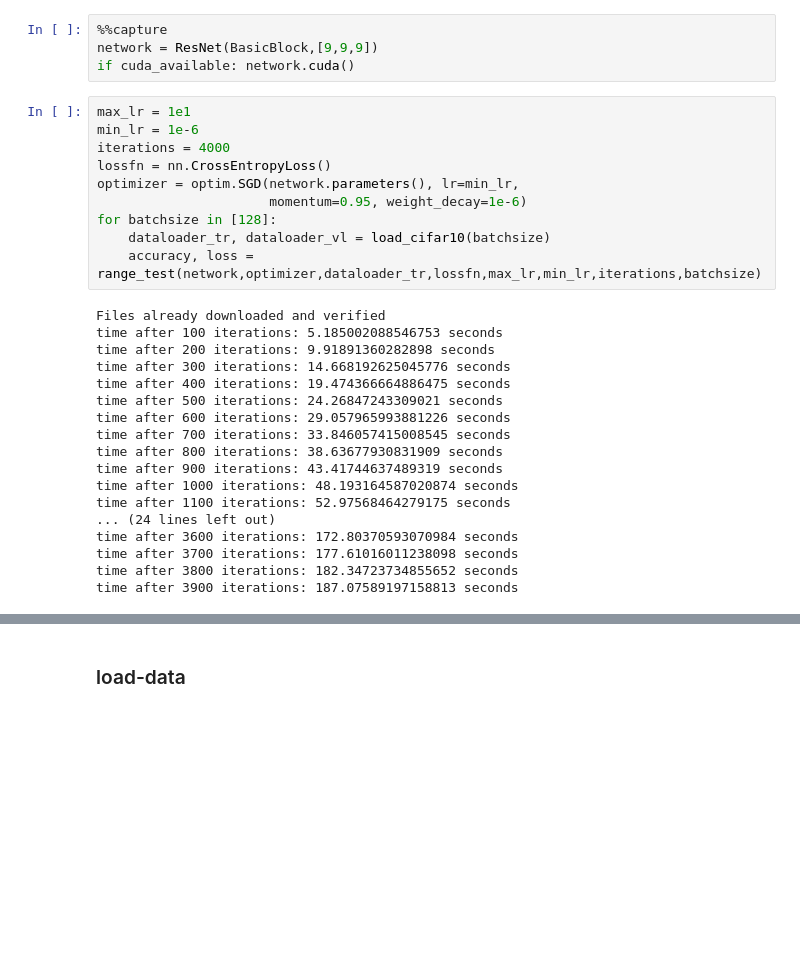
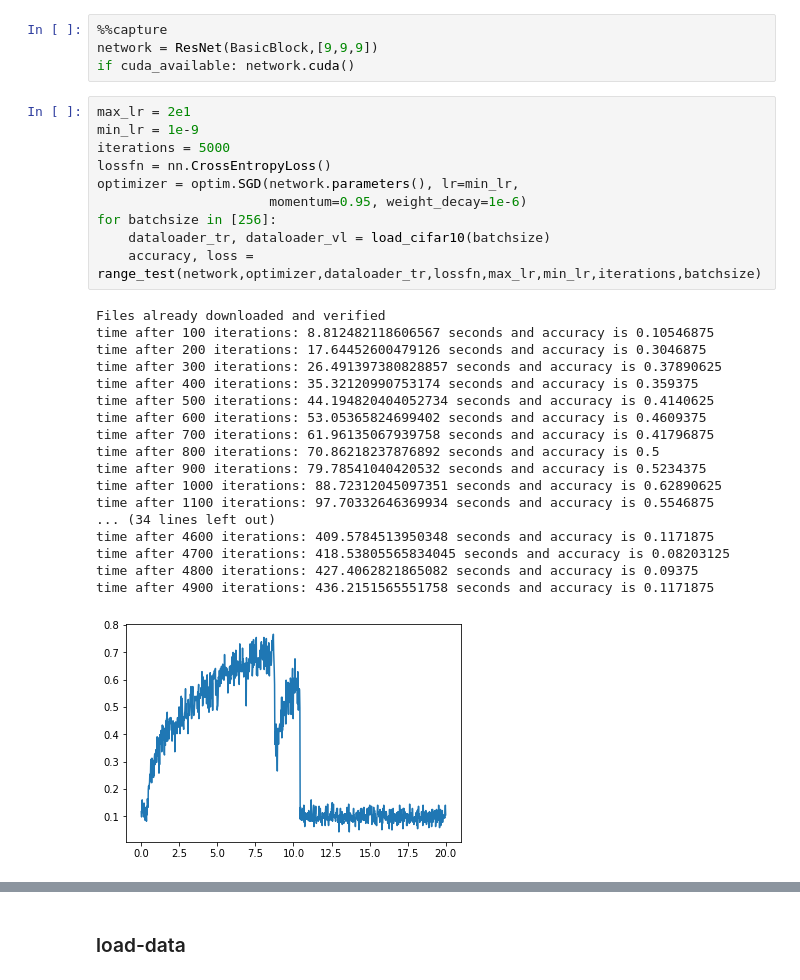
Before and after one commit to khushdeep-singh/DD2424project, a Jupyter notebook: assignmentforsaturdayOla.ipynb, the cells around one changed output, grey strips where cells are left out. Drawn from its saved outputs; the diff is of its cells as text; blank space fills up the shorter version.

Commit message:
more experiments. Updated imagesaving

```diff
--- a/assignmentforsaturdayOla.ipynb
+++ b/assignmentforsaturdayOla.ipynb
@@ -212,30 +212,31 @@ def range_test(net,opt,dataloader,lossfn,max_lr,min_lr,iterations,batchsize):
 network = ResNet(BasicBlock,[9,9,9])
 if cuda_available: network.cuda()
 # %%
-max_lr = 1e1
-min_lr = 1e-6
-iterations = 4000
+max_lr = 2e1
+min_lr = 1e-9
+iterations = 5000
 lossfn = nn.CrossEntropyLoss()
 optimizer = optim.SGD(network.parameters(), lr=min_lr,
                       momentum=0.95, weight_decay=1e-6)
-for batchsize in [128]:
+for batchsize in [256]:
     dataloader_tr, dataloader_vl = load_cifar10(batchsize)
     accuracy, loss = range_test(network,optimizer,dataloader_tr,lossfn,max_lr,min_lr,iterations,batchsize)
 # %% [output]
 Files already downloaded and verified
-time after 100 iterations: 5.185002088546753 seconds
-time after 200 iterations: 9.91891360282898 seconds
-time after 300 iterations: 14.668192625045776 seconds
-time after 400 iterations: 19.474366664886475 seconds
-time after 500 iterations: 24.26847243309021 seconds
-time after 600 iterations: 29.057965993881226 seconds
-time after 700 iterations: 33.846057415008545 seconds
-time after 800 iterations: 38.63677930831909 seconds
-time after 900 iterations: 43.41744637489319 seconds
-time after 1000 iterations: 48.193164587020874 seconds
-time after 1100 iterations: 52.97568464279175 seconds
-... (24 lines left out)
-time after 3600 iterations: 172.80370593070984 seconds
-time after 3700 iterations: 177.61016011238098 seconds
-time after 3800 iterations: 182.34723734855652 seconds
-time after 3900 iterations: 187.07589197158813 seconds
+time after 100 iterations: 8.812482118606567 seconds and accuracy is 0.10546875
+time after 200 iterations: 17.64452600479126 seconds and accuracy is 0.3046875
+time after 300 iterations: 26.491397380828857 seconds and accuracy is 0.37890625
+time after 400 iterations: 35.32120990753174 seconds and accuracy is 0.359375
+time after 500 iterations: 44.194820404052734 seconds and accuracy is 0.4140625
+time after 600 iterations: 53.05365824699402 seconds and accuracy is 0.4609375
+time after 700 iterations: 61.96135067939758 seconds and accuracy is 0.41796875
+time after 800 iterations: 70.86218237876892 seconds and accuracy is 0.5
+time after 900 iterations: 79.78541040420532 seconds and accuracy is 0.5234375
+time after 1000 iterations: 88.72312045097351 seconds and accuracy is 0.62890625
+time after 1100 iterations: 97.70332646369934 seconds and accuracy is 0.5546875
+... (34 lines left out)
+time after 4600 iterations: 409.5784513950348 seconds and accuracy is 0.1171875
+time after 4700 iterations: 418.53805565834045 seconds and accuracy is 0.08203125
+time after 4800 iterations: 427.4062821865082 seconds and accuracy is 0.09375
+time after 4900 iterations: 436.2151565551758 seconds and accuracy is 0.1171875
+[figure, added]
```
Also changed, not shown: parts of 3 cells of this notebook, 4 other files.
